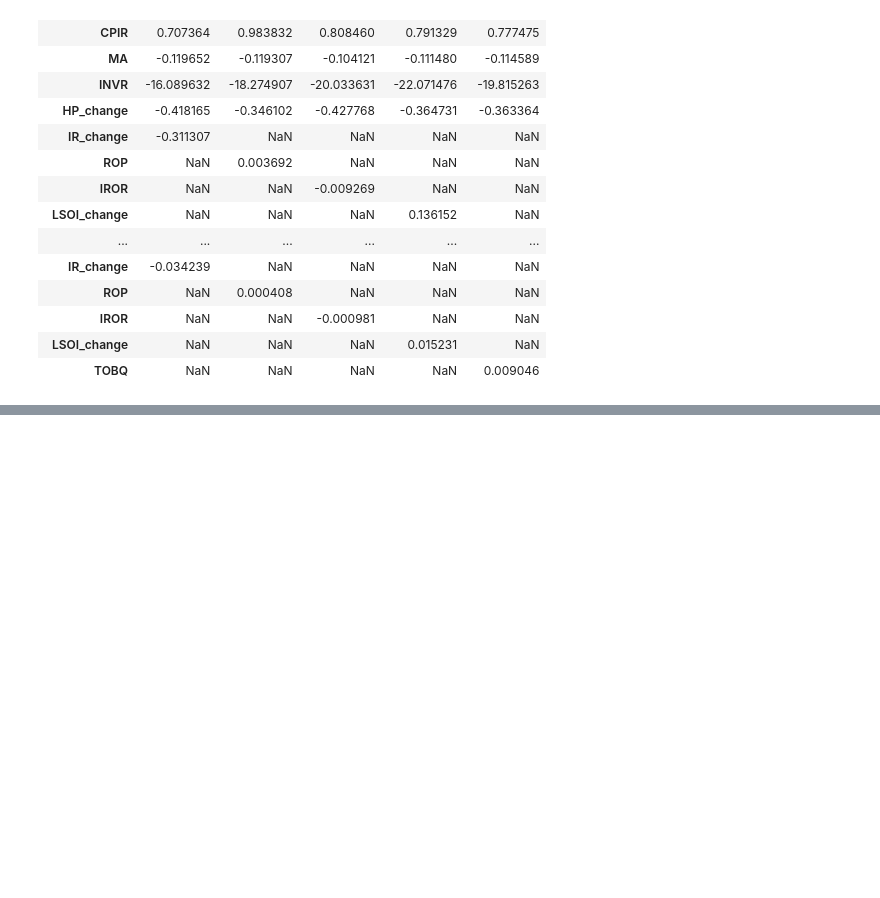
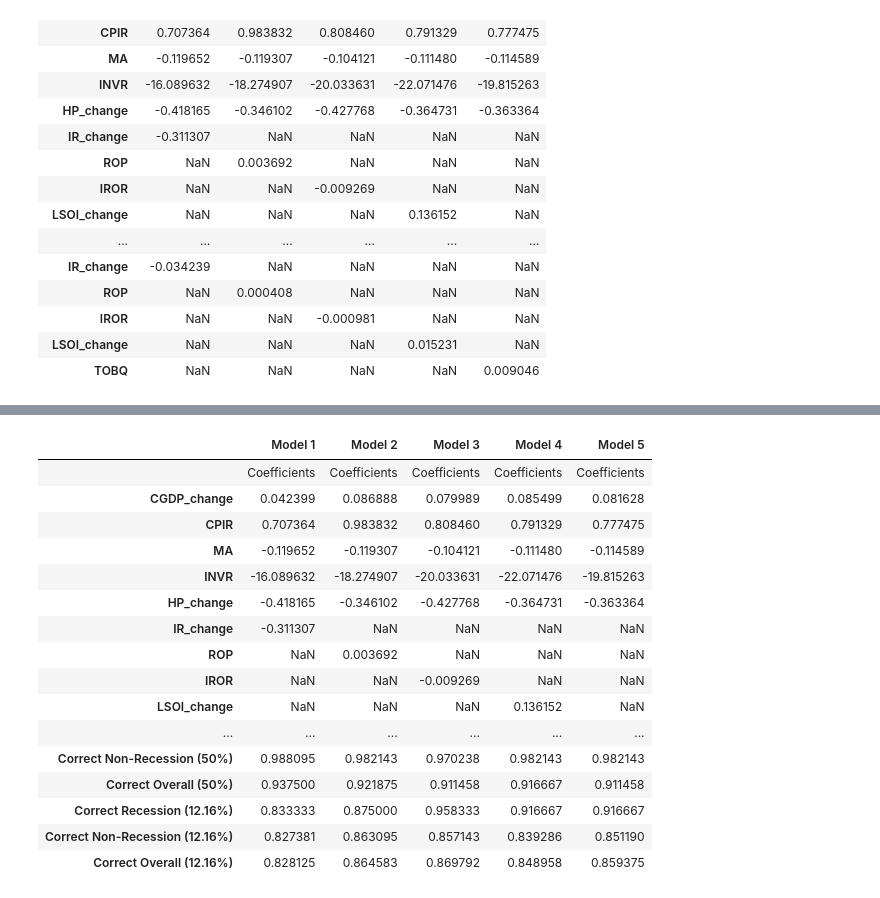
Before and after one commit to ignaciomacan/project3, a Jupyter notebook: josh_section3.ipynb, the cells around one changed output, grey strips where cells are left out. Drawn from its saved outputs; the diff is of its cells as text; code cells hidden in the pictures; blank space fills up the shorter version.

```diff
--- a/josh_section3.ipynb
+++ b/josh_section3.ipynb
@@ -335,0 +332,26 @@ stats_table
+# %%
+stats_separator = pd.DataFrame([['Model Statistics'] * 5],
+                               columns=stats_table.columns,
+                               index=[''])
+
+final_table = pd.concat([combined_table, stats_separator, stats_table])
+
+final_table
+# %% [output]
+|  | Model 1 | Model 2 | Model 3 | Model 4 | Model 5 |
+|  | Coefficients | Coefficients | Coefficients | Coefficients | Coefficients |
+| CGDP_change | 0.042399 | 0.086888 | 0.079989 | 0.085499 | 0.081628 |
+| CPIR | 0.707364 | 0.983832 | 0.808460 | 0.791329 | 0.777475 |
+| MA | -0.119652 | -0.119307 | -0.104121 | -0.111480 | -0.114589 |
+| INVR | -16.089632 | -18.274907 | -20.033631 | -22.071476 | -19.815263 |
+| HP_change | -0.418165 | -0.346102 | -0.427768 | -0.364731 | -0.363364 |
+| IR_change | -0.311307 | NaN | NaN | NaN | NaN |
+| ROP | NaN | 0.003692 | NaN | NaN | NaN |
+| IROR | NaN | NaN | -0.009269 | NaN | NaN |
+| LSOI_change | NaN | NaN | NaN | 0.136152 | NaN |
+| ... | ... | ... | ... | ... | ... |
+| Correct Non-Recession (50%) | 0.988095 | 0.982143 | 0.970238 | 0.982143 | 0.982143 |
+| Correct Overall (50%) | 0.937500 | 0.921875 | 0.911458 | 0.916667 | 0.911458 |
+| Correct Recession (12.16%) | 0.833333 | 0.875000 | 0.958333 | 0.916667 | 0.916667 |
+| Correct Non-Recession (12.16%) | 0.827381 | 0.863095 | 0.857143 | 0.839286 | 0.851190 |
+| Correct Overall (12.16%) | 0.828125 | 0.864583 | 0.869792 | 0.848958 | 0.859375 |
```
Also changed, not shown: parts of 10 cells of this notebook.
